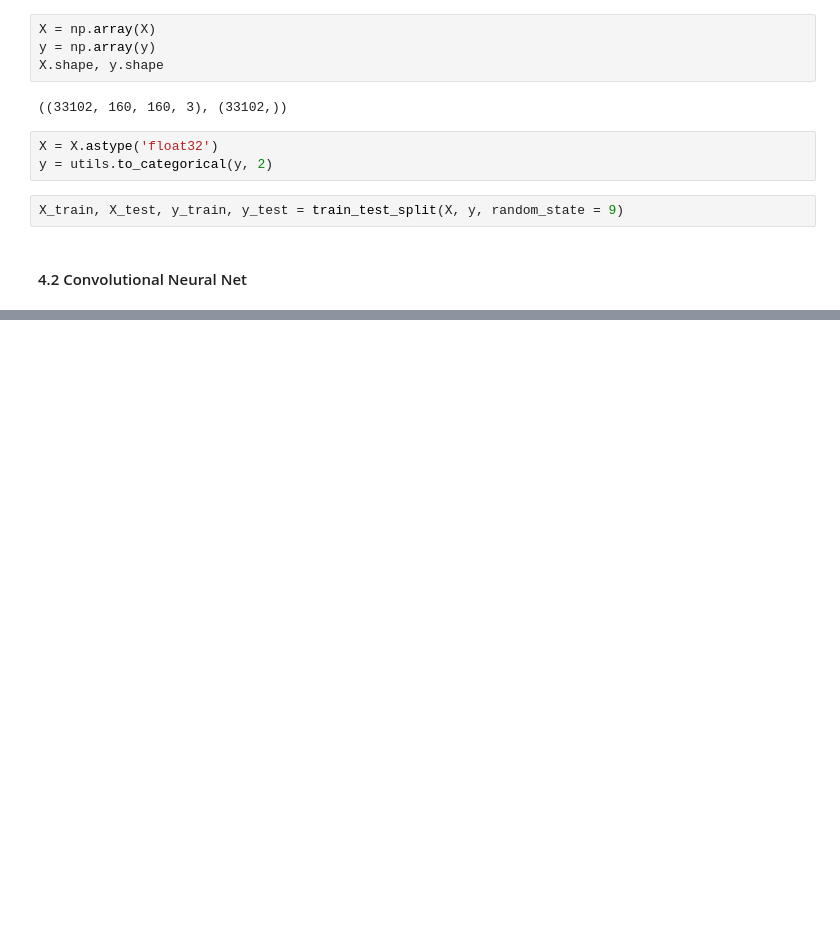
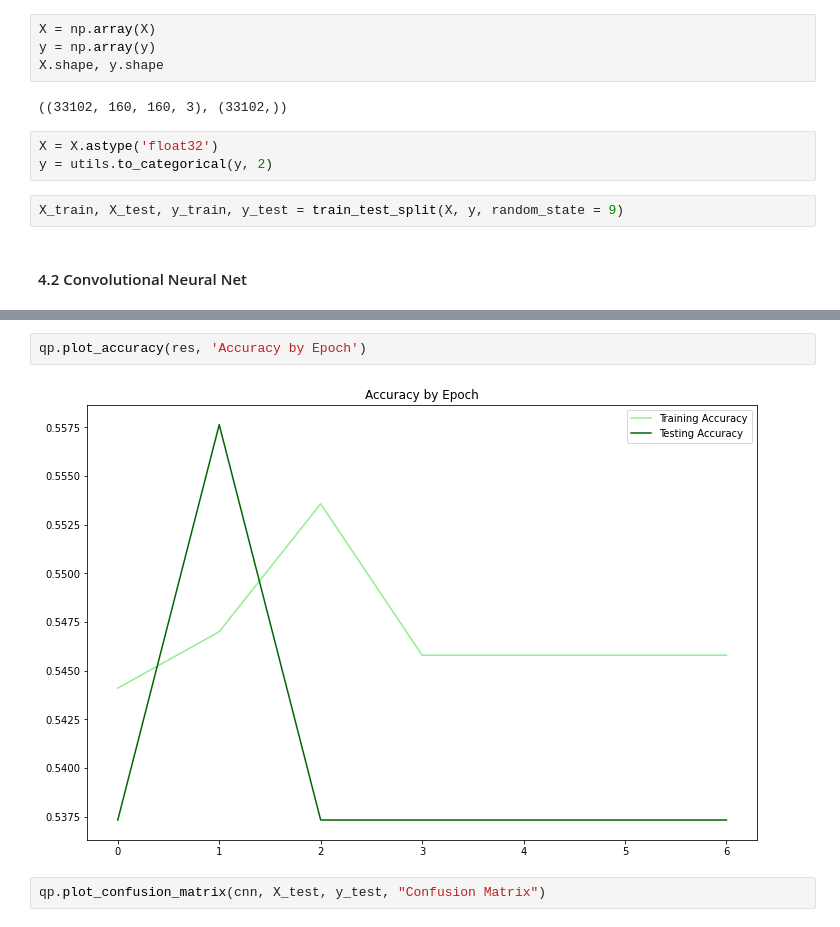
Before and after one commit to kduane/cat_or_dog, a Jupyter notebook: tr.ipynb, the cells around one changed output, grey strips where cells are left out. Saved outputs shown, nothing was run; the diff lists cells and outputs as text; blank space fills up the shorter version.

Commit message:
cnn-lite model run, 55% accuracy, adding layers

```diff
--- a/tr.ipynb
+++ b/tr.ipynb
@@ -252,0 +266,6 @@ KeyboardInterrupt:
+# %%
+qp.plot_accuracy(res, 'Accuracy by Epoch')
+# %% [output]
+[figure, added]
+# %%
+qp.plot_confusion_matrix(cnn, X_test, y_test, "Confusion Matrix")
```
Also changed, not shown: parts of 5 cells of this notebook, 1 other file.
